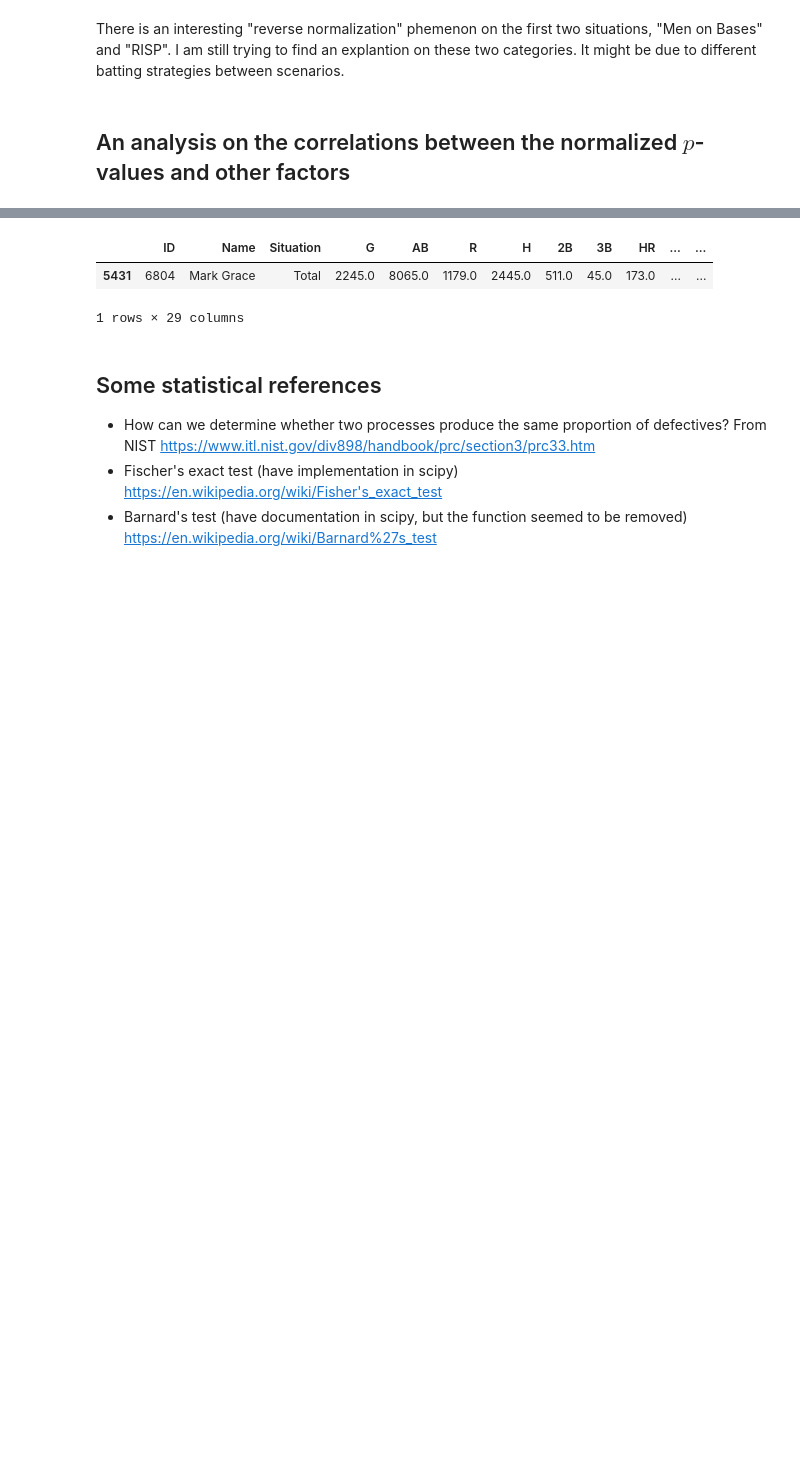
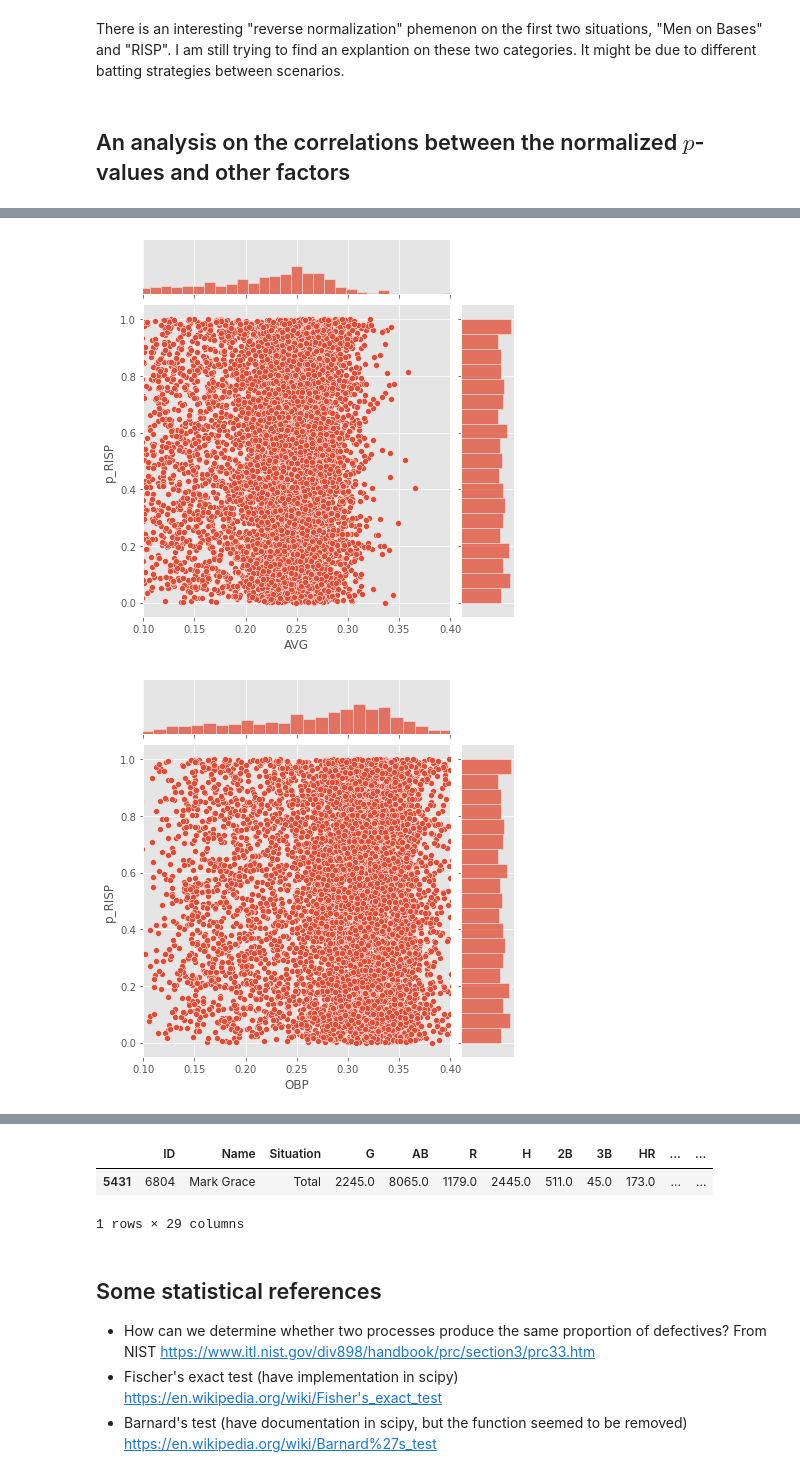
Before and after one commit to kiwymic/MLB-data-analysis, a Jupyter notebook: MLB career analysis.ipynb, the cells around one changed output, grey strips where cells are left out. Saved outputs shown, nothing was run; the diff lists cells and outputs as text; code cells hidden in the pictures; blank space fills up the shorter version.

```diff
--- a/MLB career analysis.ipynb
+++ b/MLB career analysis.ipynb
@@ -706,0 +785,7 @@ TypeError: 'Index' object is not callable
+# %%
+sns.jointplot(x = df_player_summary["AVG"], y = df_player_summary["p_RISP"], xlim=[0.1,0.4]);
+sns.jointplot(x = df_player_summary["OBP"], y = df_player_summary["p_RISP"], xlim=[0.1,0.4]);
+sns.jointplot(x = df_player_summary["SLG"], y = df_player_summary["p_RISP"], xlim=[0.1,0.5]);
+# %% [output]
+[figure, added]
+[figure, added]
```
Also changed, not shown: parts of 13 cells of this notebook.
